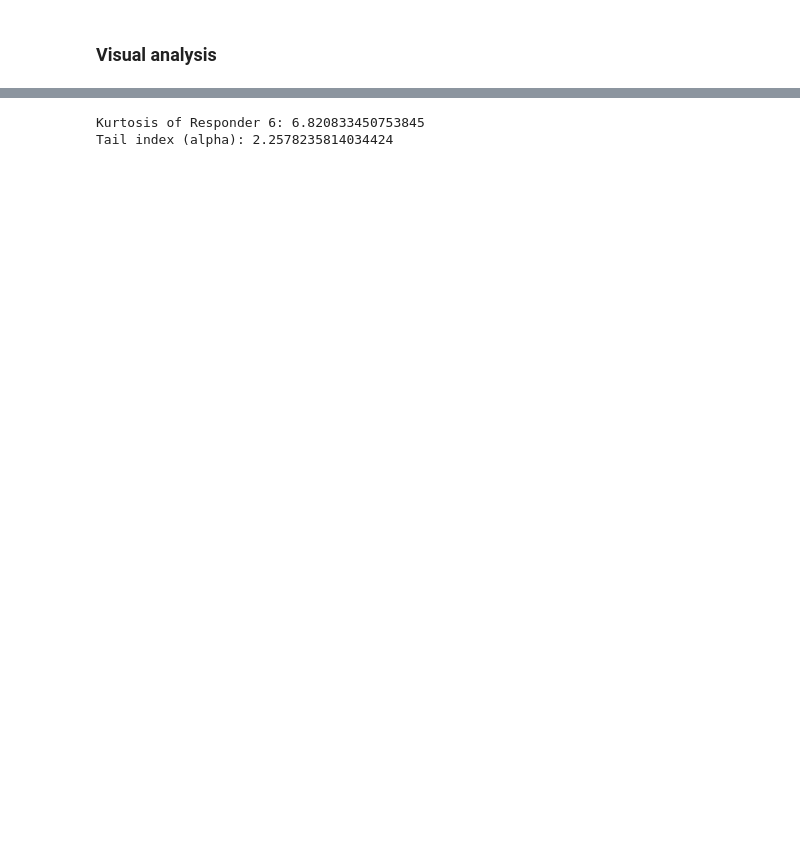
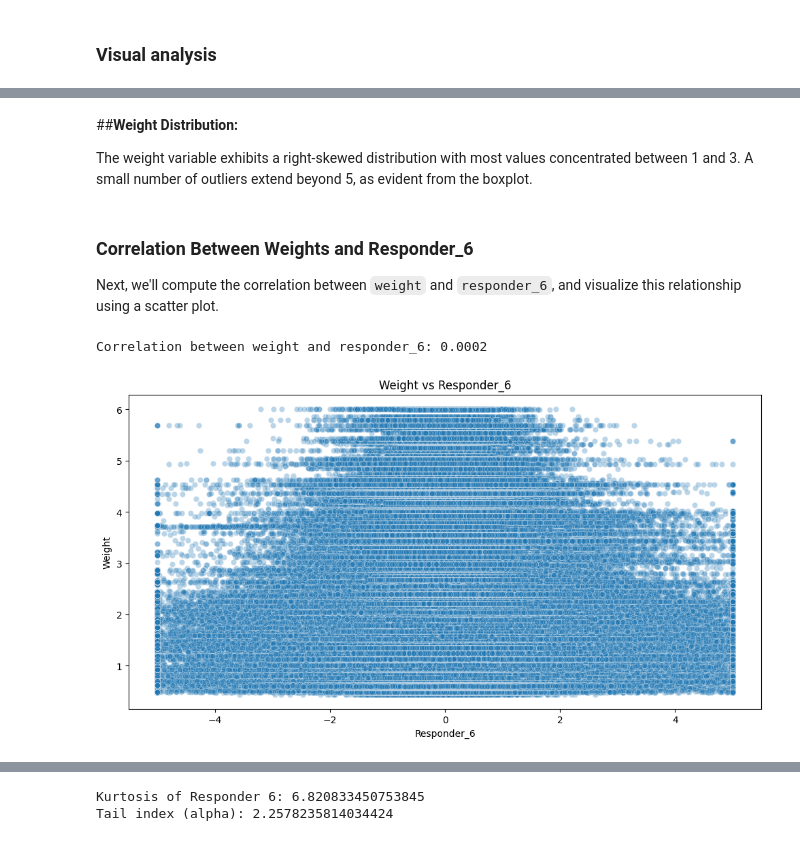
Before and after one commit to toniIepure25/JaneStreetKaggleCompetition, a Jupyter notebook: notebooks/01_data_exploration.ipynb, the cells around one changed output, grey strips where cells are left out. Cells and saved outputs as stored; diff of their text form; code cells hidden in the pictures; blank space fills up the shorter version.

```diff
--- a/notebooks/01_data_exploration.ipynb
+++ b/notebooks/01_data_exploration.ipynb
@@ -57,0 +126,24 @@ Length: 92, dtype: int64
+# %% [markdown]
+##**Weight Distribution:**
+
+The weight variable exhibits a right-skewed distribution with most values concentrated between 1 and 3.
+A small number of outliers extend beyond 5, as evident from the boxplot.
+# %% [markdown]
+### Correlation Between Weights and Responder_6
+
+Next, we'll compute the correlation between `weight` and `responder_6`, and visualize this relationship using a scatter plot.
+# %%
+# Correlation analysis
+correlation = raw_data[['weight', 'responder_6']].corr().iloc[0, 1]
+print(f"Correlation between weight and responder_6: {correlation:.4f}")
+
+# Scatter plot
+plt.figure(figsize=(12, 6))
+sns.scatterplot(x=raw_data['responder_6'], y=raw_data['weight'], alpha=0.3)
+plt.title("Weight vs Responder_6")
+plt.xlabel("Responder_6")
+plt.ylabel("Weight")
+plt.show()
+# %% [output]
+Correlation between weight and responder_6: 0.0002
+[figure, added]
```
Also changed, not shown: parts of 28 cells of this notebook, 11 other files.
